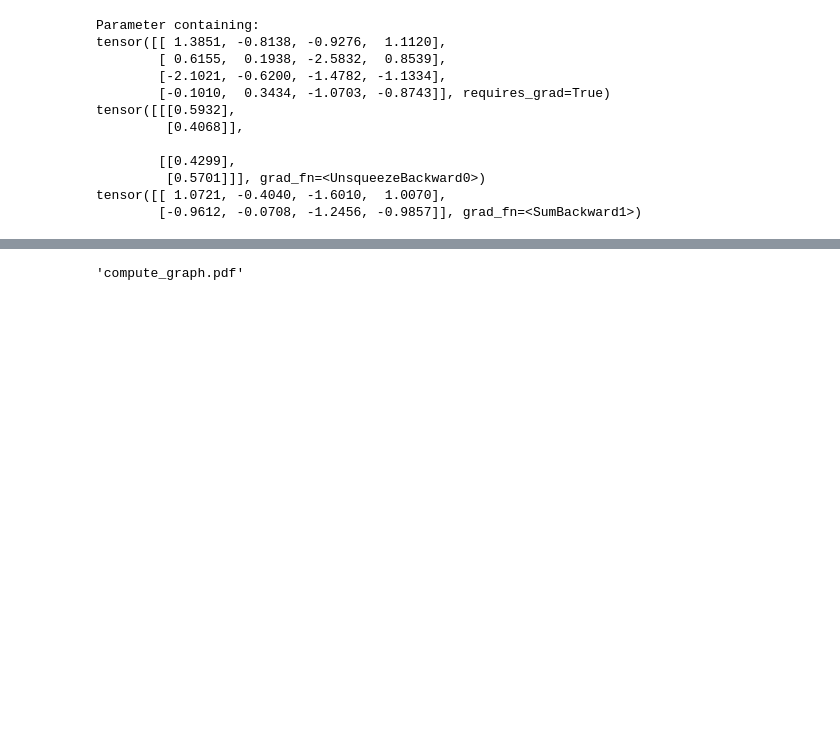
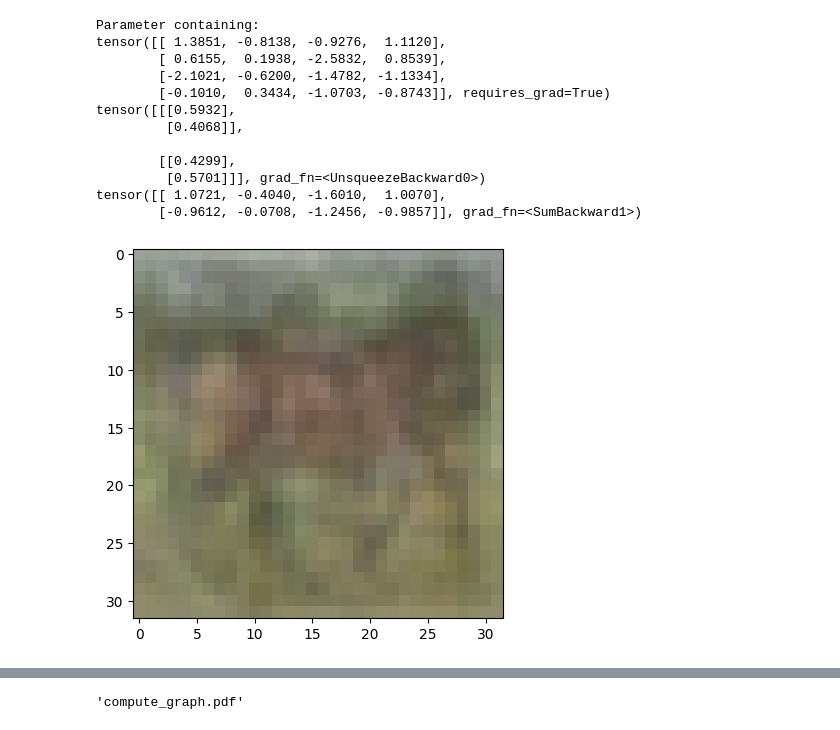
Before and after one commit to Teachable-AI-Lab/unsupervised-prototypes, a Jupyter notebook: cobwebNN-gen.ipynb, the cells around one changed output, grey strips where cells are left out. Cells and saved outputs as stored; diff of their text form; code cells hidden in the pictures; blank space fills up the shorter version.

```diff
--- a/cobwebNN-gen.ipynb
+++ b/cobwebNN-gen.ipynb
@@ -150,6 +199,25 @@ tensor([[ 1.0721, -0.4040, -1.6010,  1.0070],
 # %%
 def loss_fn(x, means, logvars, sampled, p_x_nodes):
     pass
+# %%
+# plot the average of class 0 from CIFAR10
+# get the mean of class 0
+cifar10_class0 = []
+for i, (data, target) in enumerate(cifar10_train_loader):
+    if target == 7:
+        cifar10_class0.append(data)
+    if len(cifar10_class0) == 10:
+        break
+
+cifar10_class0 = torch.cat(cifar10_class0)
+
+# plot the average of class 0
+    # d = d * [0.247, 0.243, 0.261] + [0.4914, 0.4822, 0.4465]
+
+plt.imshow(cifar10_class0.mean(dim=0).permute(1, 2, 0).numpy()) #* [0.247, 0.243, 0.261] + [0.4914, 0.4822, 0.4465])
+plt.show()
+# %% [output]
+[figure, added]
 # %%
 # only 1 and 0
 hard = [4,5,7,9]
```
Also changed, not shown: parts of 12 cells of this notebook, 8 other files.
